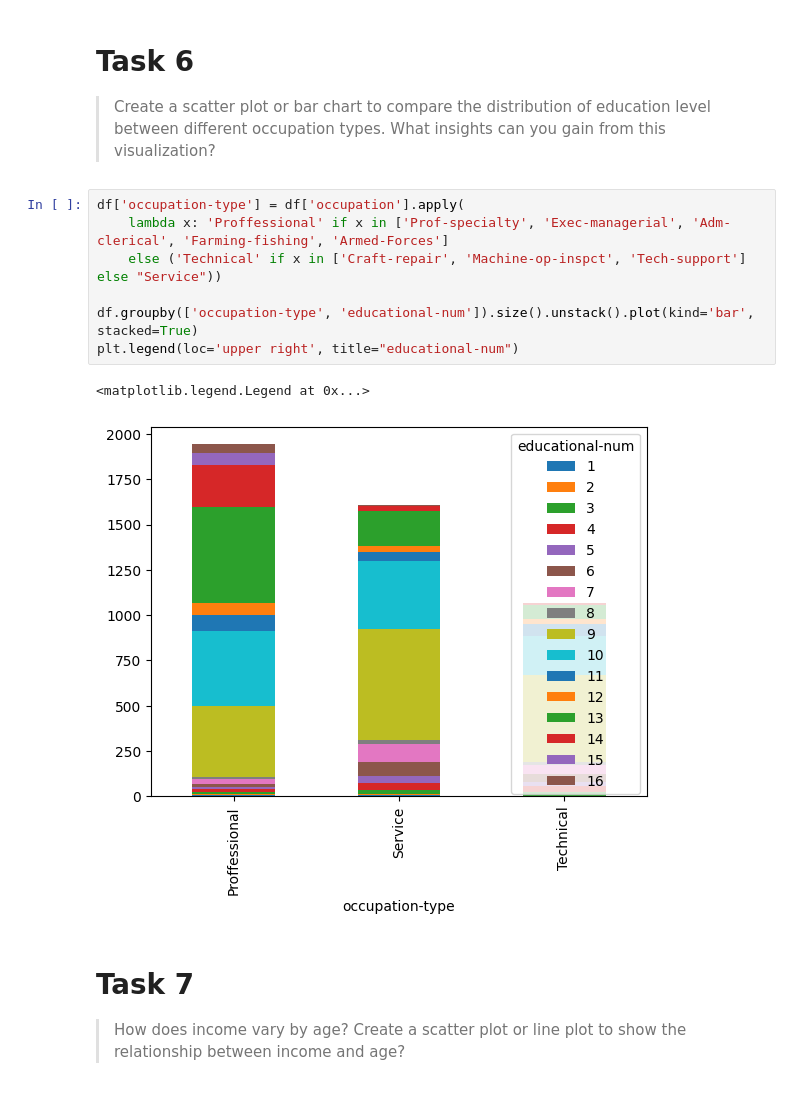
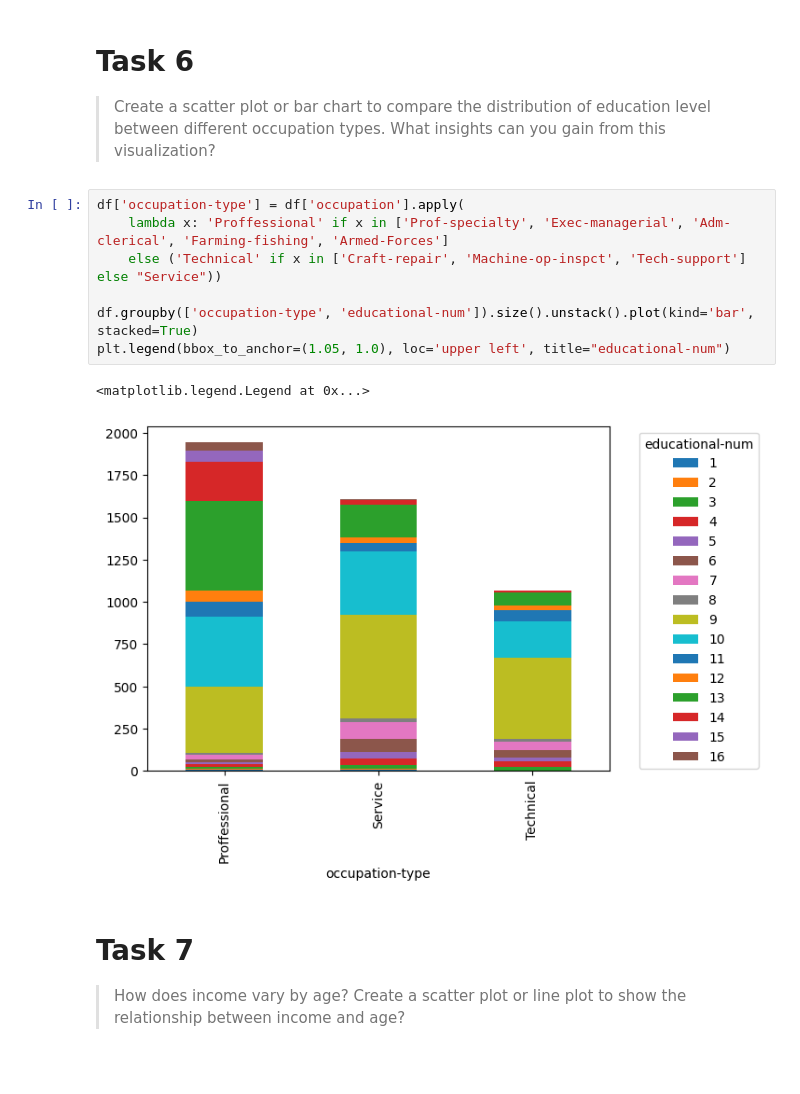
Before and after one commit to Jonson26/DSH-Pase2-Group1, a Jupyter notebook: Session3.ipynb, the cells around one changed output. Drawn from its saved outputs; the diff is of its cells as text.

```diff
--- a/Session3.ipynb
+++ b/Session3.ipynb
@@ -141,13 +141,13 @@ plt.legend(loc='upper right')
 # %%
 df['occupation-type'] = df['occupation'].apply(
     lambda x: 'Proffessional' if x in ['Prof-specialty', 'Exec-managerial', 'Adm-clerical', 'Farming-fishing', 'Armed-Forces']
     else ('Technical' if x in ['Craft-repair', 'Machine-op-inspct', 'Tech-support'] else "Service"))
 
 df.groupby(['occupation-type', 'educational-num']).size().unstack().plot(kind='bar', stacked=True)
-plt.legend(loc='upper right', title="educational-num")
+plt.legend(bbox_to_anchor=(1.05, 1.0), loc='upper left', title="educational-num")
 # %% [output]
 <matplotlib.legend.Legend at 0x...>
-[figure, old version]
+[figure, new version]
 # %% [markdown]
 # Task 7
 
```
Also changed, not shown: parts of 1 cell of this notebook.
